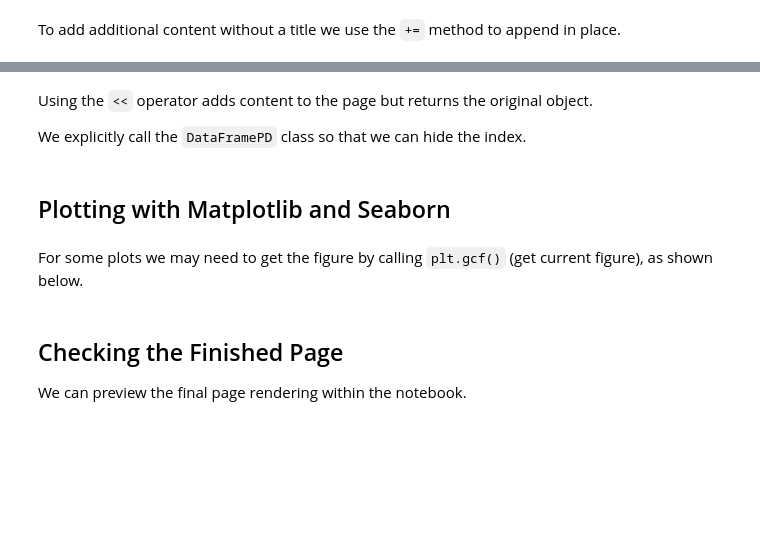
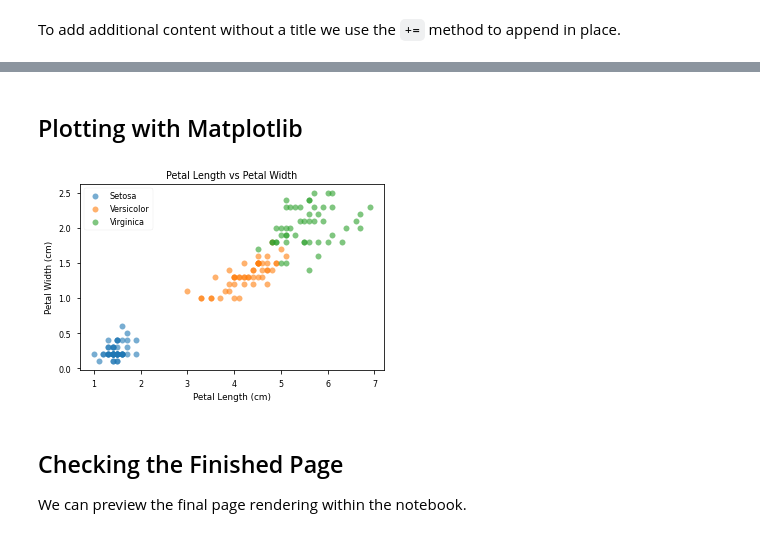
Before and after one commit to domvwt/esparto, a Jupyter notebook: docs/examples/iris-report.ipynb, the cells around one changed output, grey strips where cells are left out. Saved outputs shown, nothing was run; the diff lists cells and outputs as text; code cells hidden in the pictures; blank space fills up the shorter version.

```diff
--- a/docs/examples/iris-report.ipynb
+++ b/docs/examples/iris-report.ipynb
@@ -98,7 +69,3 @@ The data set is downloaded from GitHub and read in with the usual Pandas API.
 # %%
 df = pd.read_csv('https://raw.githubusercontent.com/mwaskom/seaborn-data/master/iris.csv')
 sample_df = df.sample(10, random_state=1)
-# %% [markdown]
-Using the `<<` operator adds content to the page but returns the original object.
-
-We explicitly call the `DataFramePD` class so that we can hide the index.
@@ -107,20 +72,21 @@ my_page["Analysis"]["Sample Data"] << es.DataFramePd(sample_df, index=False)
 # %% [markdown]
-## Plotting with Matplotlib and Seaborn
+## Plotting with Matplotlib
-# %%
-sns.set_palette("colorblind")
-sns.set_style("white")
-# %%
-df.species = df.species.astype("category")
 # %%
 plt.style.use("seaborn-paper")
-fig1, ax = plt.subplots()
+
+fig, ax = plt.subplots(figsize=(5, 3.5))
+
+df["species"] = df.species.astype("category")
 
 for i, s in enumerate(df.species.cat.categories):
     plot_data = df.loc[df.species == s]
-    ax.scatter(plot_data.petal_length, plot_data.petal_width, alpha=0.7, c=f"C{i}", label=s.capitalize())
+    ax.scatter(plot_data.petal_length, plot_data.petal_width, c=f"C{i}", alpha=0.6, label=s.capitalize())
 
 ax.set_title("Petal Length vs Petal Width")
 ax.set_xlabel("Petal Length (cm)")
 ax.set_ylabel("Petal Width (cm)")
 ax.legend()
-fig1.tight_layout();
+
+fig.tight_layout();
+# %% [output]
+[figure, added]
@@ -129,2 +92,0 @@ my_page["Analysis"]["Visualisation"] = fig1
-# %% [markdown]
-For some plots we may need to get the figure by calling `plt.gcf()` (get current figure), as shown below.
```
Also changed, not shown: parts of 23 cells of this notebook, 46 other files.
